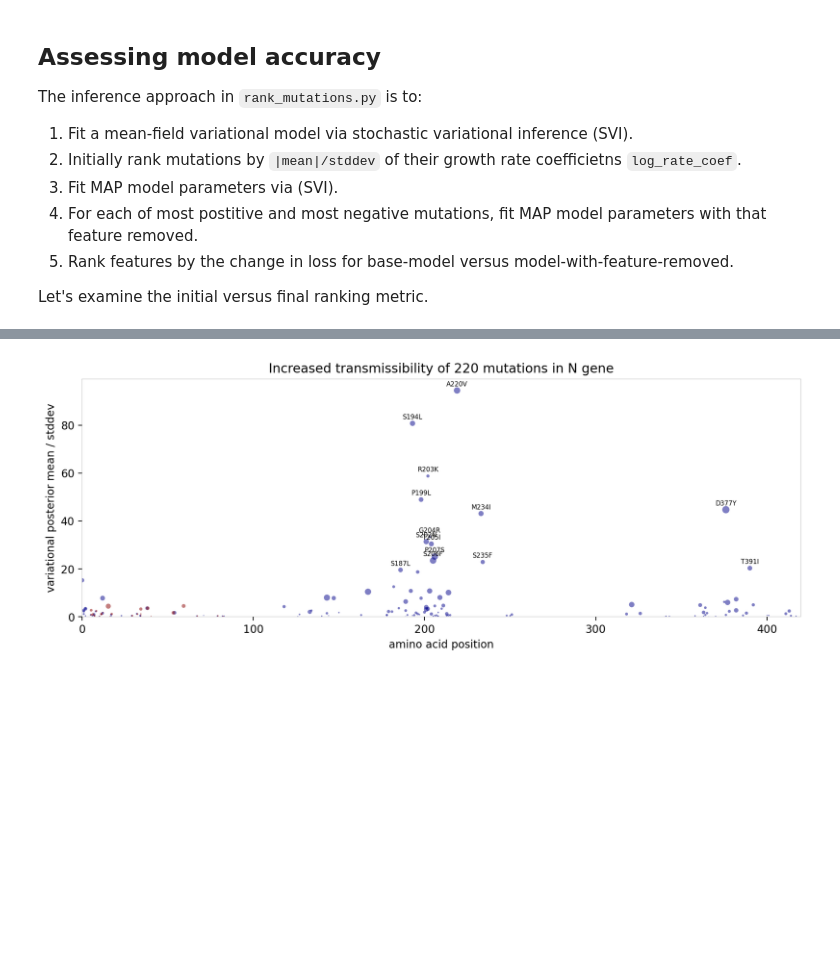
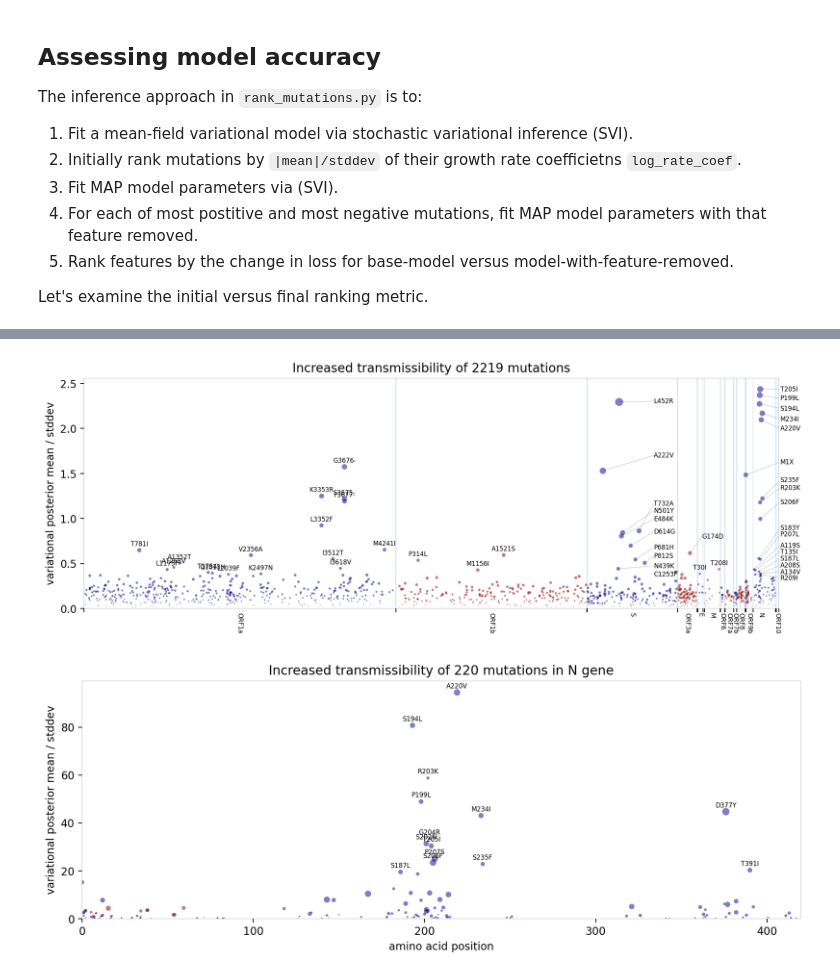
Before and after one commit to broadinstitute/pyro-cov, a Jupyter notebook: rank_mutations.ipynb, the cells around one changed output, grey strips where cells are left out. Cells and saved outputs as stored; diff of their text form; code cells hidden in the pictures; blank space fills up the shorter version.

```diff
--- a/rank_mutations.ipynb
+++ b/rank_mutations.ipynb
@@ -173,3 +205,7 @@ plot_manhattan(h["mean"] / h["std"], mean)
+# %%
+plot_manhattan(full["mean"] / full["std"], full["mean"], top_k=50)
+# %% [output]
+[figure, added]
 # %%
 plot_manhattan(sigma, mean, in_gene="N")
 # %% [output]
```
Also changed, not shown: parts of 7 cells of this notebook.
